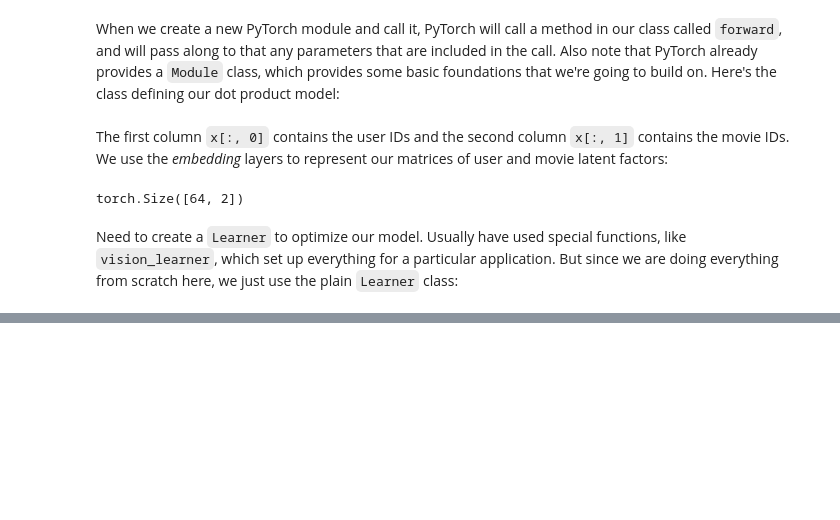
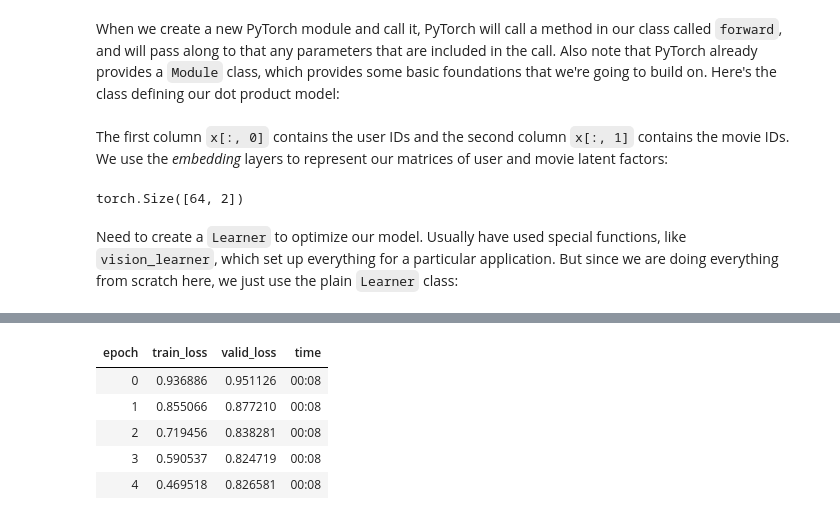
Before and after one commit to joshgregory42/practical_deep_learning, a Jupyter notebook: ch_08_collab.ipynb, the cells around one changed output, grey strips where cells are left out. Cells and saved outputs as stored; diff of their text form; code cells hidden in the pictures; blank space fills up the shorter version.

```diff
--- a/ch_08_collab.ipynb
+++ b/ch_08_collab.ipynb
@@ -192,0 +211,29 @@ learn.fit_one_cycle(5, 5e-3)
+# %%
+class DotProductBias(Module):
+  def __init__(self, n_users, n_movies, n_factors, y_range=(0, 5.5)):
+    self.user_factors = Embedding(n_users, n_factors)
+    self.user_bias = Embedding(n_users, 1)
+    self.movie_factors = Embedding(n_movies, n_factors)
+    self.movie_bias = Embedding(n_movies, 1)
+    self.y_range = y_range
+
+
+  def forward(self, x):
+    users = self.user_factors(x[:, 0])
+    movies = self.movie_factors(x[:, 1])
+    res = (users * movies).sum(dim=1, keepdim=True)
+    res += self.user_bias(x[:, 0]) + self.movie_bias(x[:, 1])
+
+    return sigmoid_range(res, *self.y_range)
+# %%
+model = DotProductBias(n_users, n_movies, 50)
+
+learn = Learner(dls, model, loss_func=MSELossFlat())
+learn.fit_one_cycle(5, 5e-3, wd=0.1)
+# %% [output]
+| epoch | train_loss | valid_loss | time |
+| 0 | 0.936886 | 0.951126 | 00:08 |
+| 1 | 0.855066 | 0.877210 | 00:08 |
+| 2 | 0.719456 | 0.838281 | 00:08 |
+| 3 | 0.590537 | 0.824719 | 00:08 |
+| 4 | 0.469518 | 0.826581 | 00:08 |
```
Also changed, not shown: parts of 7 cells of this notebook.
